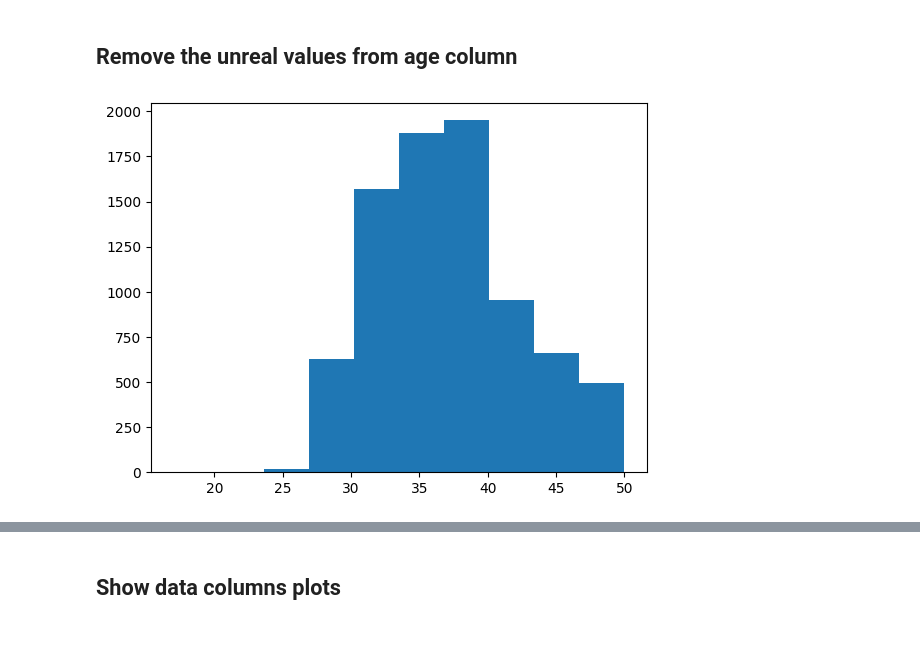
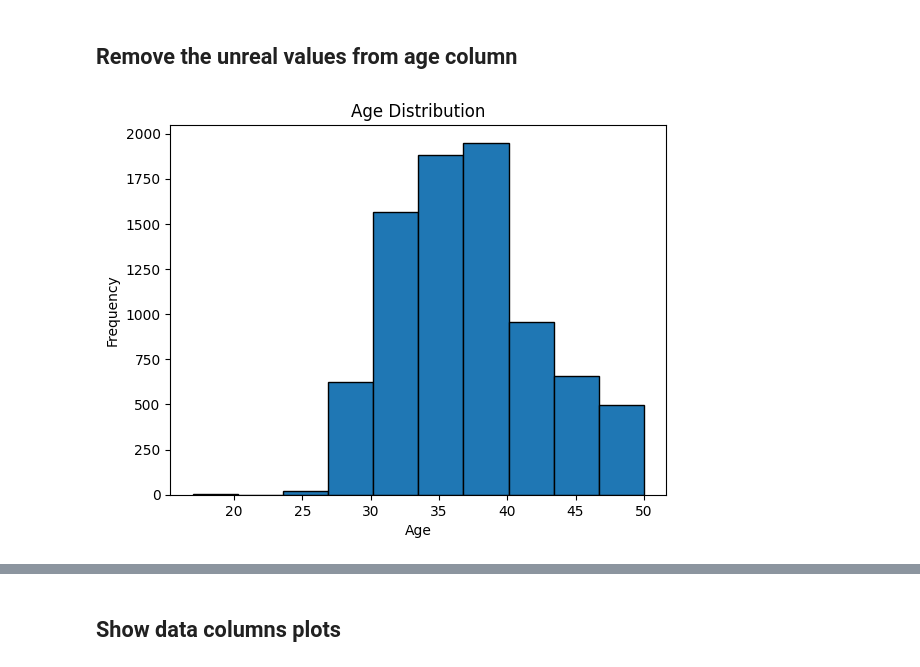
Before and after one commit to HeshamEL-Shreif/customer-segmentation, a Jupyter notebook: customer segmentation.ipynb, the cells around one changed output, grey strips where cells are left out. Saved outputs shown, nothing was run; the diff lists cells and outputs as text; code cells hidden in the pictures; blank space fills up the shorter version.

Commit message:
plots updated

```diff
--- a/customer segmentation.ipynb
+++ b/customer segmentation.ipynb
@@ -247,10 +251,13 @@ customer_df = customer_df[customer_df['Age'] <= 100]
 # %%
 customer_df = customer_df[customer_df['Age'] >= 16]
 # %%
-plt.hist(customer_df['Age'])
+plt.hist(customer_df['Age'], edgecolor='black')
+plt.title('Age Distribution')
+plt.xlabel('Age')
+plt.ylabel('Frequency')
 plt.show()
 # %% [output]
-[figure, old version]
+[figure, new version]
 # %%
 customer_df['Age'].describe()
 # %% [output]
```
Also changed, not shown: parts of 12 cells of this notebook, 2 other files.
